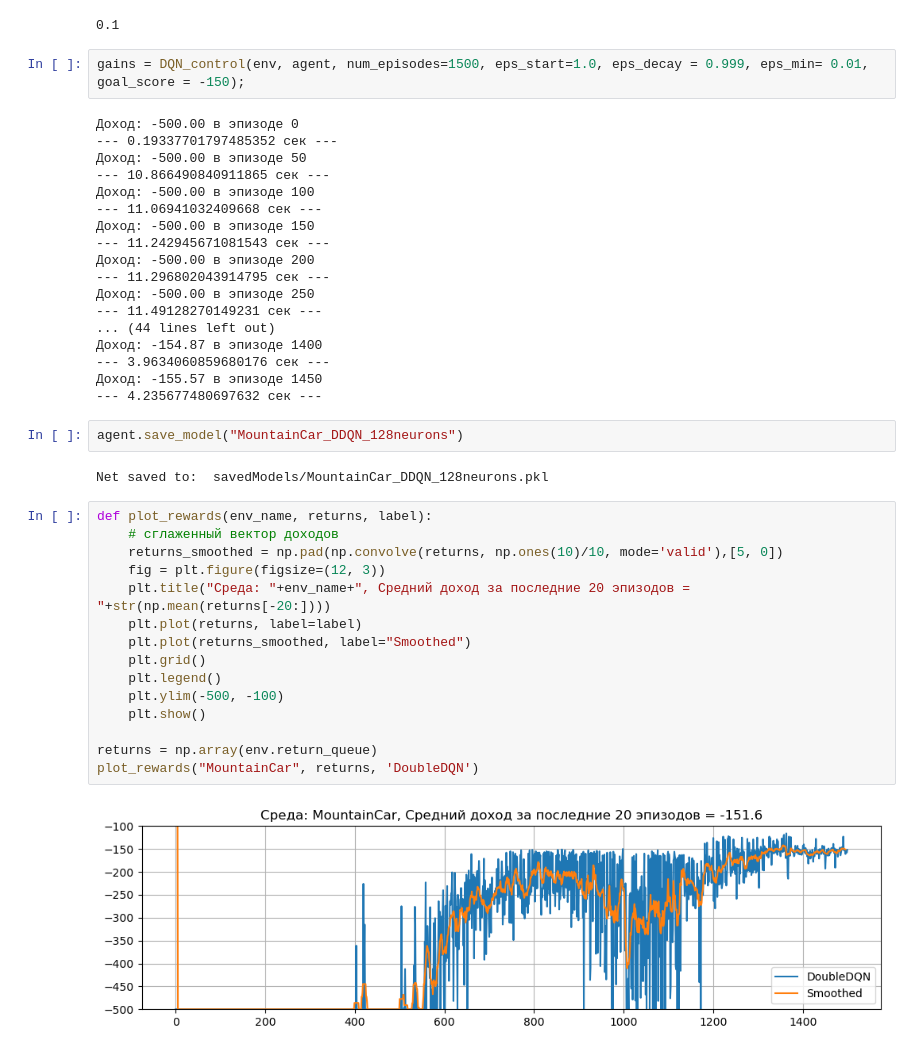
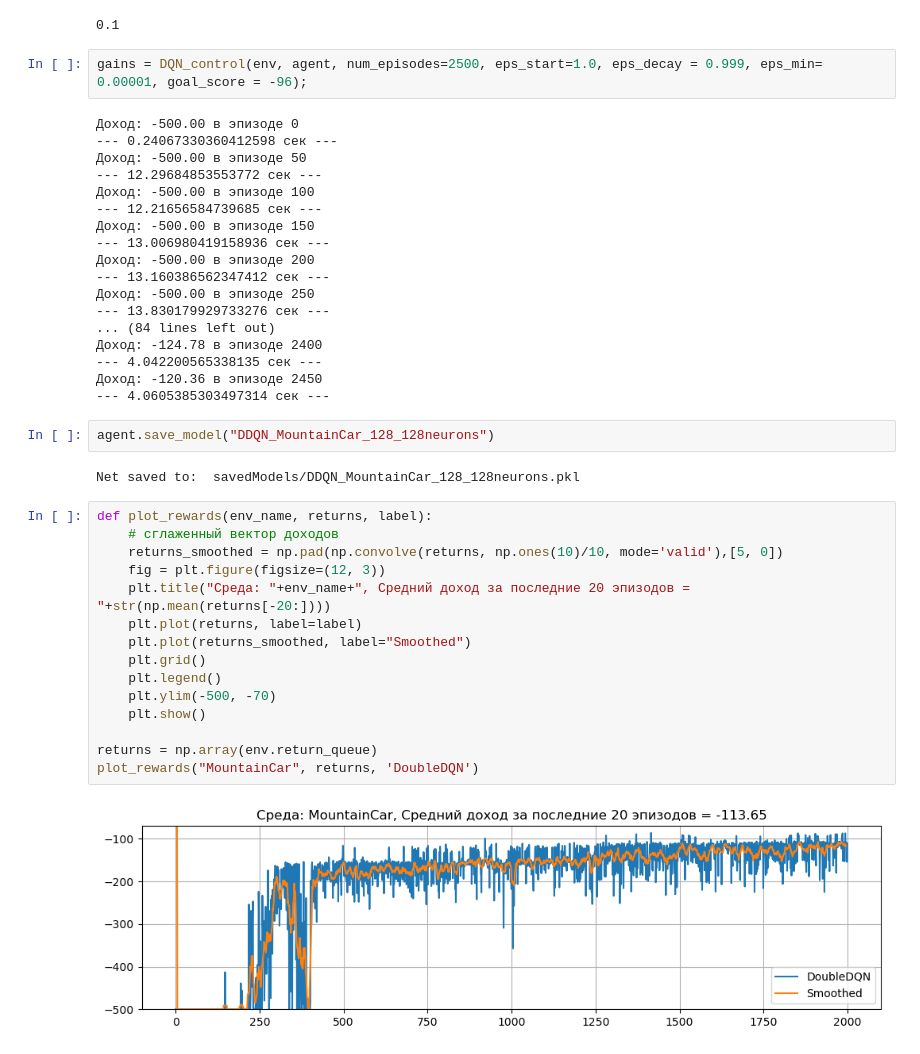
Before and after one commit to iShkiper/RL_26, a Jupyter notebook: Koд/2.5.2 RL_DoubleDQN_PyTorch_on.ipynb, the cells around one changed output. Saved outputs shown, nothing was run; the diff lists cells and outputs as text.

```diff
--- a/Koд/2.5.2 RL_DoubleDQN_PyTorch_on.ipynb
+++ b/Koд/2.5.2 RL_DoubleDQN_PyTorch_on.ipynb
@@ -595,44 +561,44 @@ agent.epsilon
 # %% [output]
 0.1
 # %%
-gains = DQN_control(env, agent, num_episodes=1500, eps_start=1.0, eps_decay = 0.999, eps_min= 0.01, goal_score = -150);
+gains = DQN_control(env, agent, num_episodes=2500, eps_start=1.0, eps_decay = 0.999, eps_min= 0.00001, goal_score = -96);
 # %% [output]
 Доход: -500.00 в эпизоде 0
---- 0.19337701797485352 сек ---
+--- 0.24067330360412598 сек ---
 Доход: -500.00 в эпизоде 50
---- 10.866490840911865 сек ---
+--- 12.29684853553772 сек ---
 Доход: -500.00 в эпизоде 100
---- 11.06941032409668 сек ---
+--- 12.21656584739685 сек ---
 Доход: -500.00 в эпизоде 150
---- 11.242945671081543 сек ---
+--- 13.006980419158936 сек ---
 Доход: -500.00 в эпизоде 200
---- 11.296802043914795 сек ---
+--- 13.160386562347412 сек ---
 Доход: -500.00 в эпизоде 250
---- 11.49128270149231 сек ---
-... (44 lines left out)
-Доход: -154.87 в эпизоде 1400
---- 3.9634060859680176 сек ---
-Доход: -155.57 в эпизоде 1450
---- 4.235677480697632 сек ---
+--- 13.830179929733276 сек ---
+... (84 lines left out)
+Доход: -124.78 в эпизоде 2400
+--- 4.042200565338135 сек ---
+Доход: -120.36 в эпизоде 2450
+--- 4.0605385303497314 сек ---
 # %%
-agent.save_model("MountainCar_DDQN_128neurons")
+agent.save_model("DDQN_MountainCar_128_128neurons")
 # %% [output]
-Net saved to:  savedModels/MountainCar_DDQN_128neurons.pkl
+Net saved to:  savedModels/DDQN_MountainCar_128_128neurons.pkl
 # %%
 def plot_rewards(env_name, returns, label):
     # сглаженный вектор доходов
     returns_smoothed = np.pad(np.convolve(returns, np.ones(10)/10, mode='valid'),[5, 0])
     fig = plt.figure(figsize=(12, 3))
     plt.title("Среда: "+env_name+", Средний доход за последние 20 эпизодов = "+str(np.mean(returns[-20:])))
     plt.plot(returns, label=label)
     plt.plot(returns_smoothed, label="Smoothed")
     plt.grid()
     plt.legend()
-    plt.ylim(-500, -100)
+    plt.ylim(-500, -70)
     plt.show()
 
 returns = np.array(env.return_queue)
 plot_rewards("MountainCar", returns, 'DoubleDQN')
 # %% [output]
-[figure, old version]
+[figure, new version]
 # %%
```
Also changed, not shown: parts of 37 cells of this notebook.
